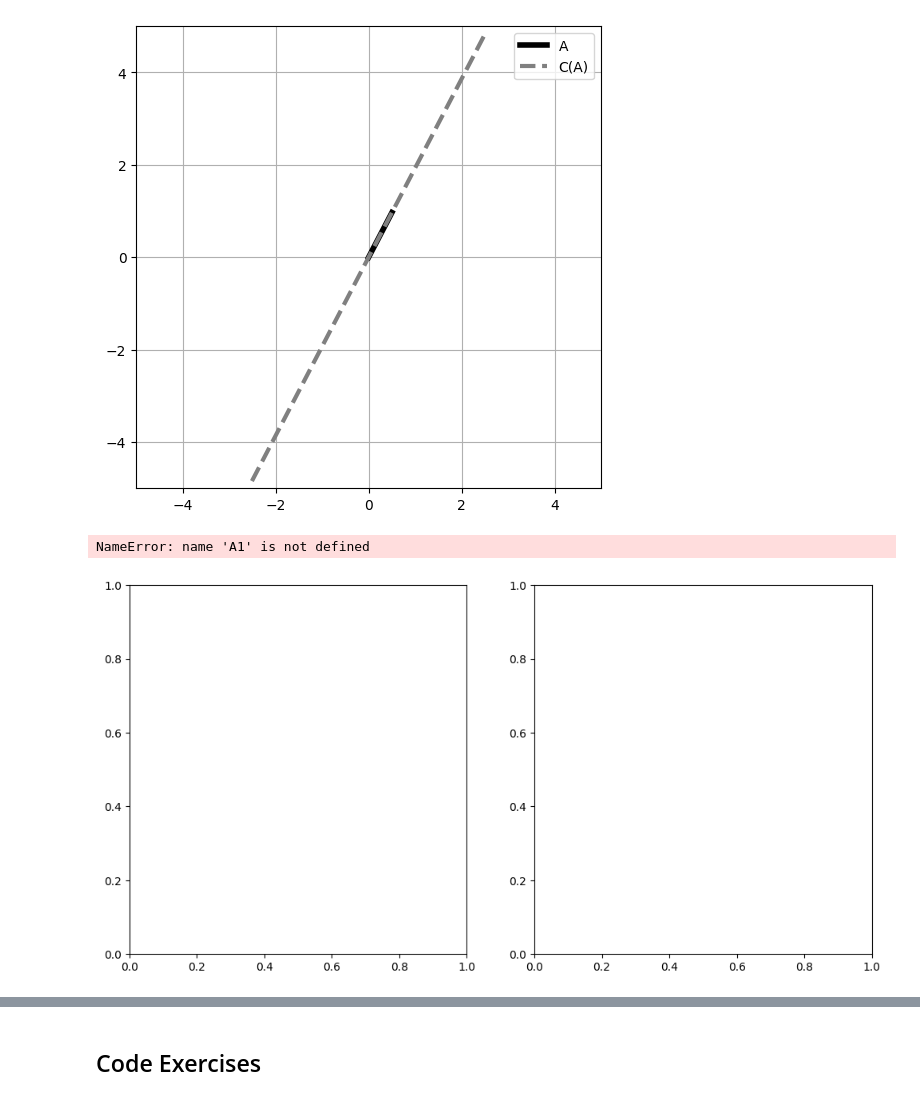
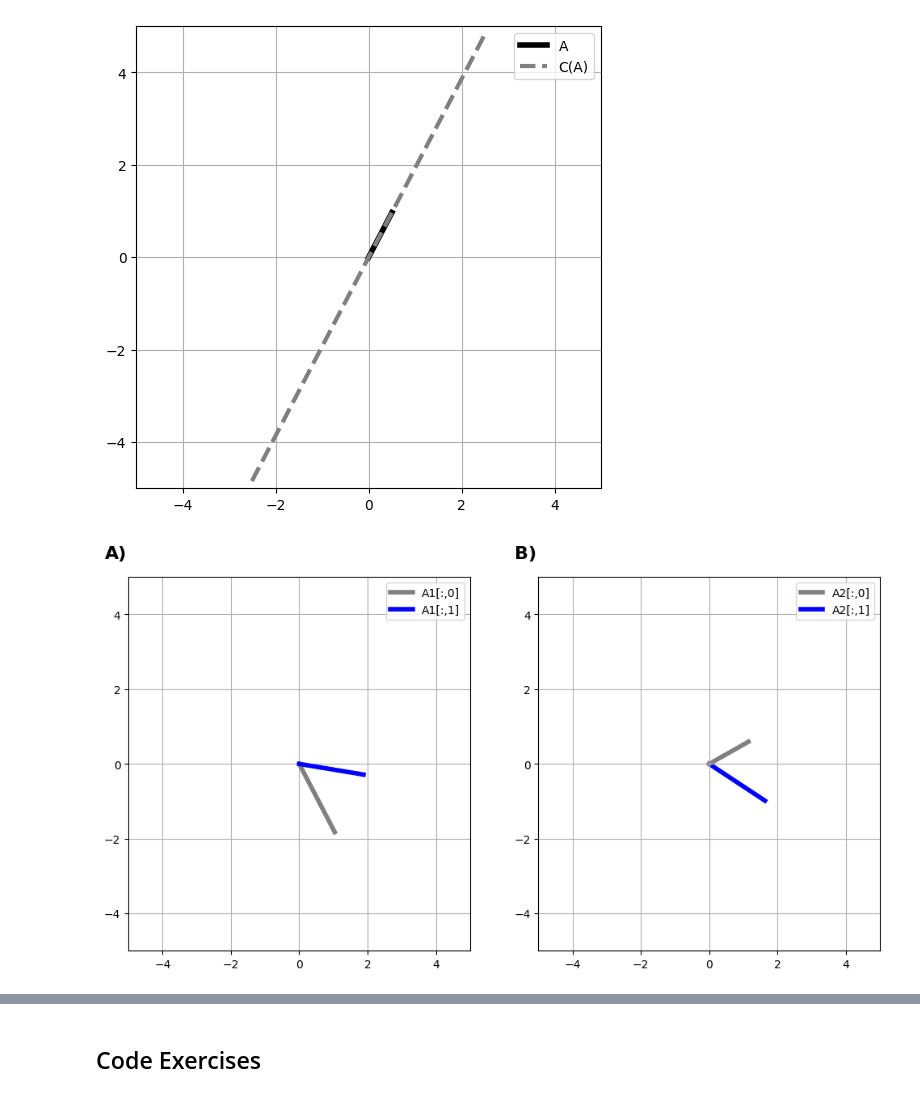
Before and after one commit to MiesnerJacob/practical-linear-algebra-for-data-science, a Jupyter notebook: 06-matrices-pt2.ipynb, the cells around one changed output, grey strips where cells are left out. Drawn from its saved outputs; the diff is of its cells as text; code cells hidden in the pictures.

```diff
--- a/06-matrices-pt2.ipynb
+++ b/06-matrices-pt2.ipynb
@@ -90,33 +91,25 @@ plt.show()
 # %%
 # Column Spaces (2D)
 
 # some matrix
-matrix_a = np.random.randn(2,2)
-matrix_b = np.random.randn(2,2)
+matrix_a = np.random.randn(2, 2)
+matrix_b = np.random.randn(2, 2)
 
-# some other plotting specifications
-xlim = [-6,6]
-color = [ [0,0,0],[.7,.7,.7] ]
+xlim = [-5, 5]
+color = ["grey", "blue"]
 
-
-# make the plot
-_,axs = plt.subplots(1,2,figsize=(12,6))
-
-# loop over columns
+_,axs = plt.subplots(1, 2, figsize=(12, 6))
 for i in range(2):
-  axs[0].plot([0,matrix_a[0,i]],[0,matrix_a[1,i]],color=color[i],linewidth=4)
-  axs[1].plot([0,matrix_b[0,i]],[0,matrix_b[1,i]],color=color[i],linewidth=4,zorder=-i)
-
-  # set some axis properties
+  axs[0].plot([0,matrix_a[0, i]], [0,matrix_a[1, i]], color=color[i], linewidth=4)
+  axs[1].plot([0,matrix_b[0, i]], [0,matrix_b[1, i]], color=color[i], linewidth=4, zorder=-i)
   axs[i].set_xlim(xlim)
   axs[i].set_ylim(xlim)
   axs[i].grid()
-  axs[i].text(xlim[0]-.7,xlim[1]+.5,f'{"AB"[i]})',fontweight='bold',fontsize=16)
+  axs[i].text(xlim[0]-.7, xlim[1]+.5, f'{"AB"[i]})', fontweight='bold', fontsize=16)
 
-# set the legends and subplot letters
-for i in [0,1]: axs[i].legend([f'A{i+1}',f'A{i+1}'])
+for i in [0, 1]:
+   axs[i].legend([f'A{i+1}[:,0]', f'A{i+1}[:,1]'])
 
 plt.show()
 # %% [output]
-NameError: name 'A1' is not defined
-[figure, old version]
+[figure, new version]
```
Also changed, not shown: parts of 19 cells of this notebook.
